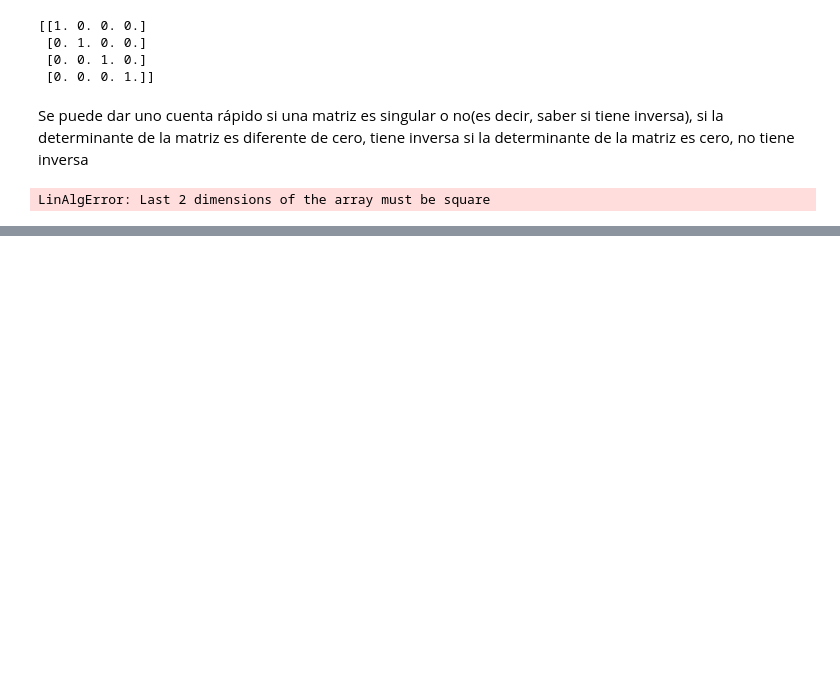
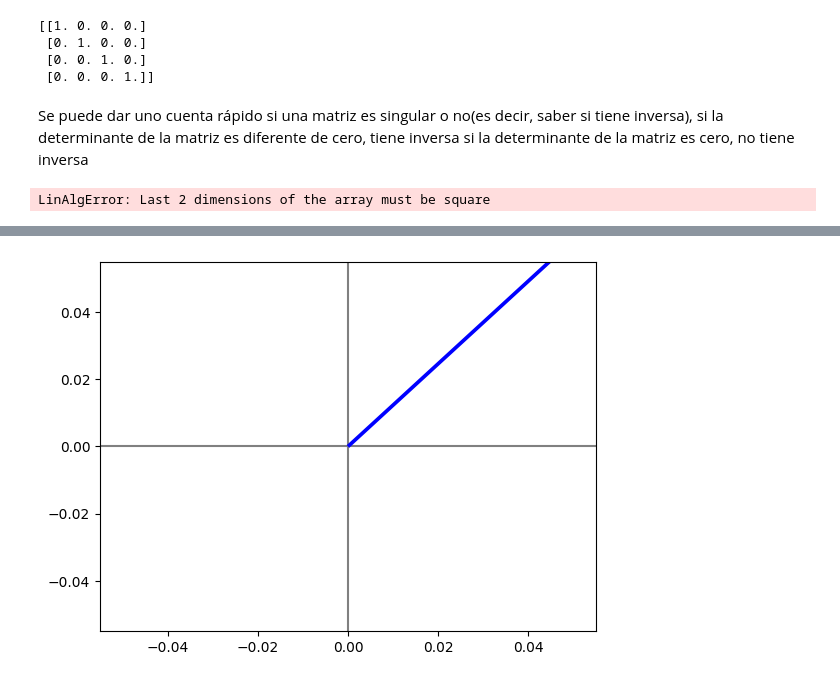
Before and after one commit to JuanDiegoZ/AlgebraLineal, a Jupyter notebook: Untitled-1.ipynb, the cells around one changed output, grey strips where cells are left out. Drawn from its saved outputs; the diff is of its cells as text; code cells hidden in the pictures; blank space fills up the shorter version.

```diff
--- a/Untitled-1.ipynb
+++ b/Untitled-1.ipynb
@@ -147,0 +177,6 @@ LinAlgError: Last 2 dimensions of the array must be square
+# %%
+v1v2 = 2*v1+3*v2
+v1v2
+graficarVectores([v1v2],['blue'])
+# %% [output]
+[figure, added]
```
Also changed, not shown: parts of 8 cells of this notebook.
